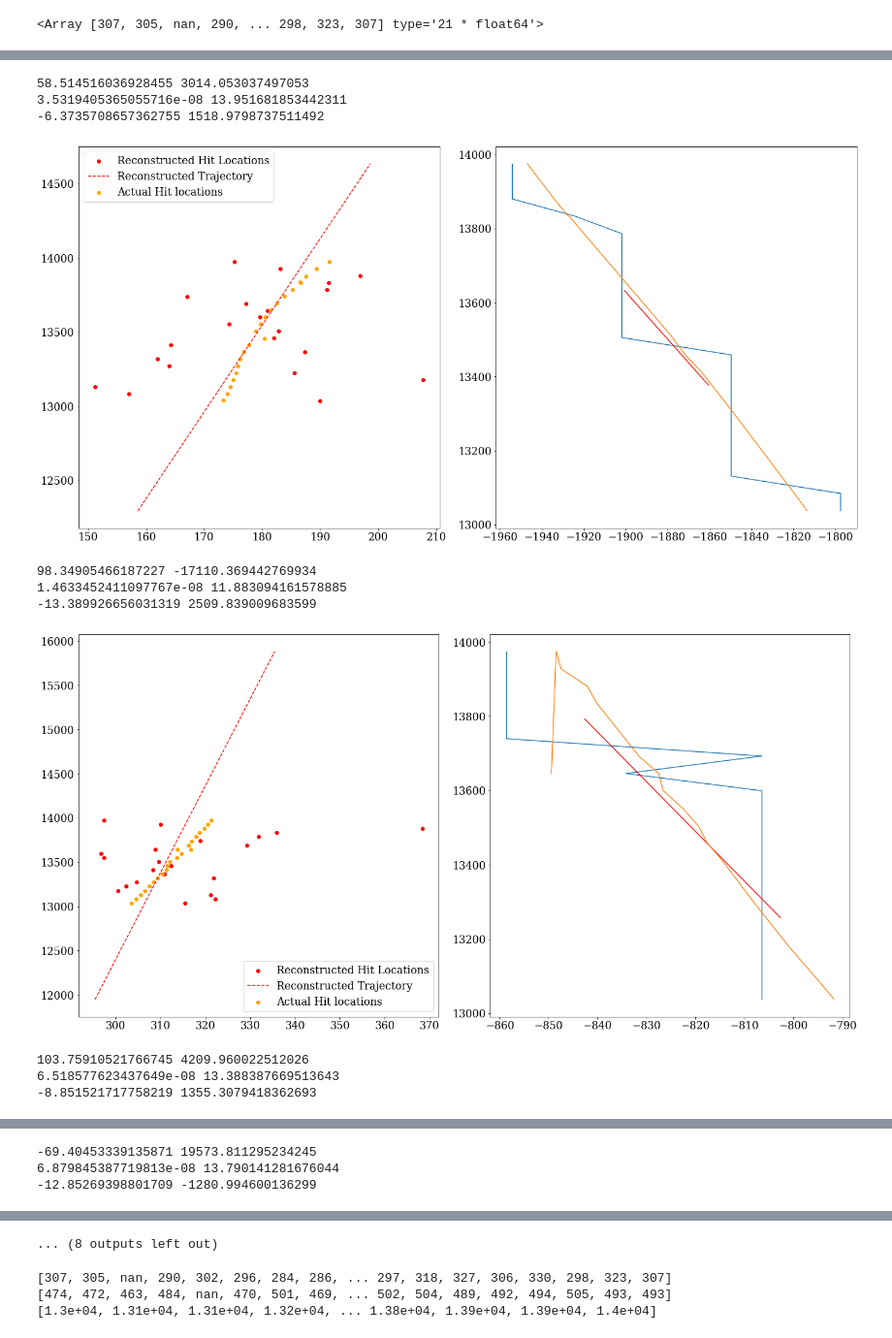
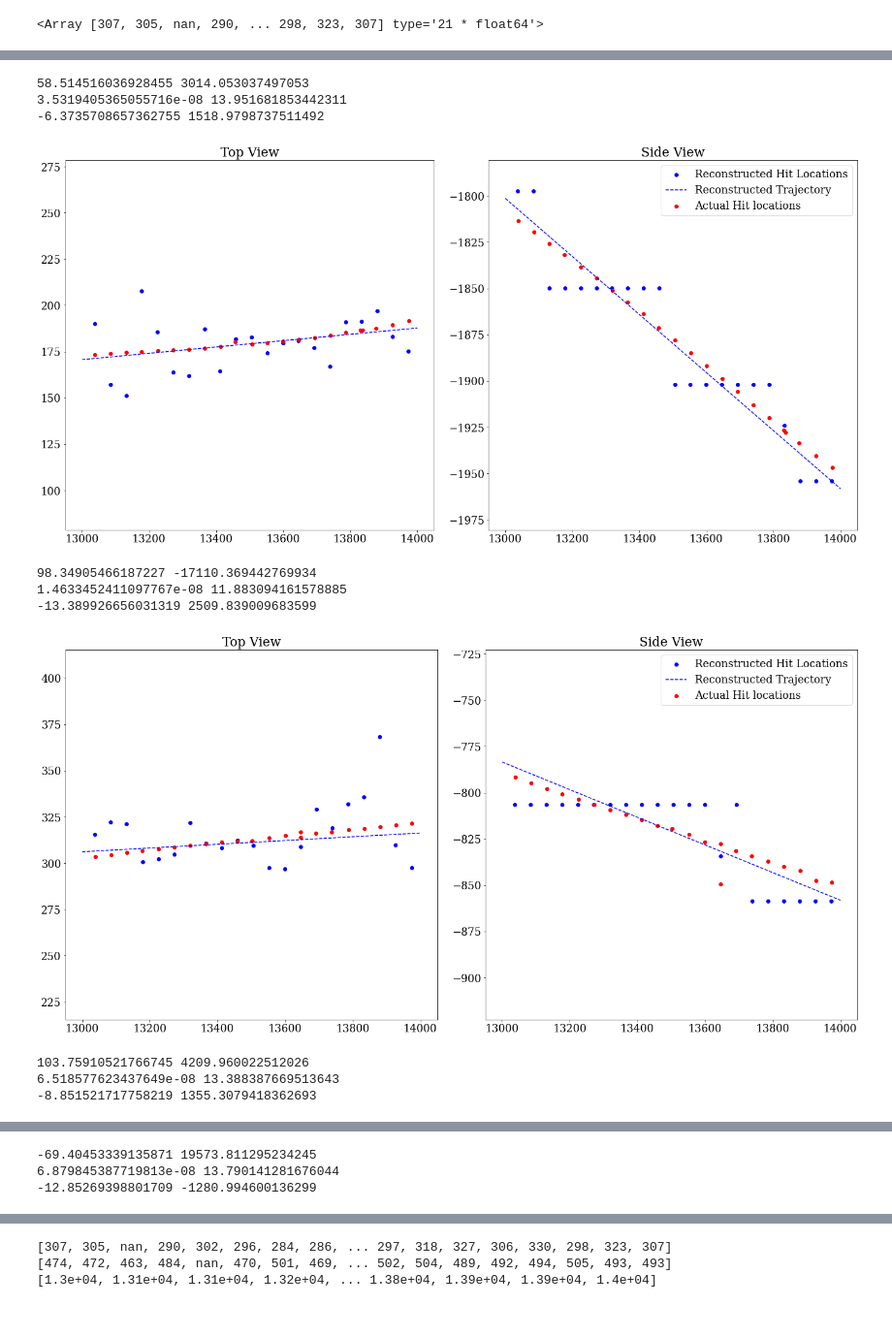
Before and after one commit to peckalec/SiPM-Studies, a Jupyter notebook: fcal_muon_GEMC.ipynb, the cells around one changed output, grey strips where cells are left out. Shown at 97% size. Drawn from its saved outputs; the diff is of its cells as text; code cells hidden in the pictures.

```diff
--- a/fcal_muon_GEMC.ipynb
+++ b/fcal_muon_GEMC.ipynb
@@ -759,25 +759,27 @@ for i in range(len(nEnergies)):
         #m_long= (ak.count(z)*np.sum(z*x)-np.sum(z)*np.sum(x))/(ak.count(z)*np.sum(z*z)-np.sum(z)**2)
         #b_long = np.sum(x-m*z)/ak.count(z)
         print(1/m_long,-b_long/m_long)
-        xpt = pd.Series([np.average(x)-20, np.average(x)+20])
+        xpt = pd.Series([13000, 14000])
 
         fig,ax = plt.subplots(1,2,figsize=(20,10))
-        ax[0].scatter(x,z,color="blue",label="Reconstructed Hit Locations")
-        ax[0].plot(xpt, m*xpt+b, linestyle="--",color="blue",label="Reconstructed Trajectory")
-        ax[0].scatter(avg_xs[i][MIPcut[i]][hitscut[i]][eventnum],avg_zs[i][MIPcut[i]][hitscut[i]][eventnum],color="red",label="Actual Hit locations")
-
+        ax[0].set_title("Top View")
+        ax[0].scatter(z,x,color="blue",label="Reconstructed Hit Locations")
+        ax[0].plot(xpt, m_fit*xpt+b_fit, linestyle="--",color="blue",label="Reconstructed Trajectory")
+        ax[0].scatter(avg_zs[i][MIPcut[i]][hitscut[i]][eventnum],avg_xs[i][MIPcut[i]][hitscut[i]][eventnum],color="red",label="Actual Hit locations")
+        ax[0].set_ylim(np.mean(x)-100,np.mean(x)+100)
         yi = avg_y_perlayer[i][eventnum,:]
         y = yi[xi==xi]
         m_fit,b_fit = np.polyfit(z,y,1,w=A)
         m = 1/m_fit
         b = -b_fit/m_fit
         print(m,b)
-        xpt = pd.Series([np.average(y)-20, np.average(y)+20])
-
-        ax[1].plot(y,z,color="blue",label="Reconstructed Hit Locations")
-        ax[1].plot(xpt, m*xpt+b, linestyle="-",color="red")
-        ax[1].plot(avg_ys[0][MIPcut[i]][hitscut[i]][eventnum],avg_zs[0][MIPcut[i]][hitscut[i]][eventnum])
-        ax[0].legend()
+        xpt = pd.Series([13000, 14000])
+        ax[1].set_title("Side View")
+        ax[1].scatter(z,y,color="blue",label="Reconstructed Hit Locations")
+        ax[1].plot(xpt, m_fit*xpt+b_fit, linestyle="--",color="blue",label="Reconstructed Trajectory")
+        ax[1].scatter(avg_zs[0][MIPcut[i]][hitscut[i]][eventnum],avg_ys[0][MIPcut[i]][hitscut[i]][eventnum],color="red",label="Actual Hit locations")
+        ax[1].set_ylim(np.mean(y)-100,np.mean(y)+100)
+        ax[1].legend()
         plt.show()
 #plt.plot(avg_x_perlayer[0][0,:],
 #layer = 1
@@ -794,11 +796,11 @@ for i in range(len(nEnergies)):
 58.514516036928455 3014.053037497053
 3.5319405365055716e-08 13.951681853442311
 -6.3735708657362755 1518.9798737511492
-[figure, old version]
+[figure, new version]
 98.34905466187227 -17110.369442769934
 1.4633452411097767e-08 11.883094161578885
 -13.389926656031319 2509.839009683599
-[figure, old version]
+[figure, new version]
 103.75910521766745 4209.960022512026
 6.518577623437649e-08 13.388387669513643
 -8.851521717758219 1355.3079418362693
@@ -810,4 +812,3 @@ for i in range(len(nEnergies)):
-... (8 outputs left out)
 # %%
 xi = avg_x_perlayer[i][0,:]
 zi = avg_z_perlayer[i][0,:]
```
Also changed, not shown: parts of 1 cell of this notebook.
